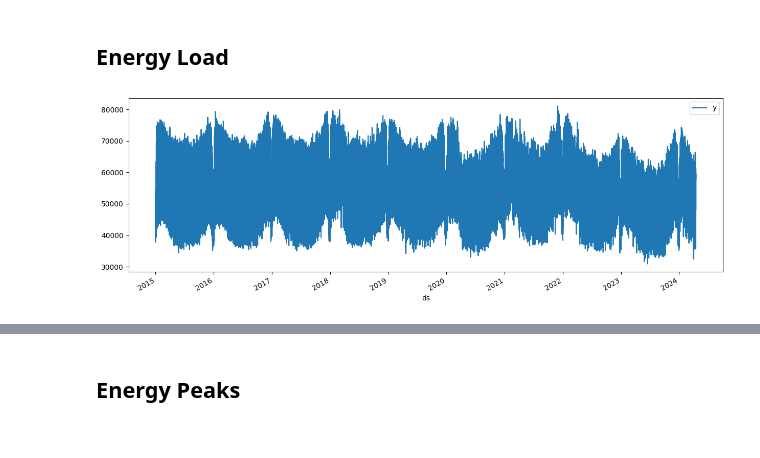
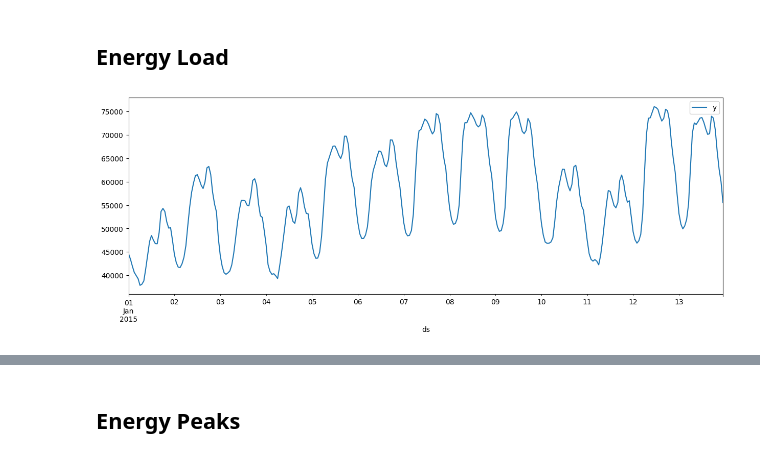
Before and after one commit to mepfel/majwo, a Jupyter notebook: predictibality_model_python/analysis.ipynb, the cells around one changed output, grey strips where cells are left out. Drawn from its saved outputs; the diff is of its cells as text; code cells hidden in the pictures.

```diff
--- a/predictibality_model_python/analysis.ipynb
+++ b/predictibality_model_python/analysis.ipynb
@@ -26,0 +27,5 @@ df_test = df[(df['ds'].dt.year == 2023) | (df['ds'].dt.year == 2024)]
+# %%
+d = 1
+length = 12
+# %%
+df_train = df.iloc[((d - 1) * 24):((length + d) * 24)]
@@ -27,6 +34,6 @@ df_test = df[(df['ds'].dt.year == 2023) | (df['ds'].dt.year == 2024)]
 # %%
-plt = df.plot(x="ds", y="y", figsize=(15, 5))
+plt = df_train.plot(x="ds", y="y", figsize=(15, 5))
 # %% [output]
-[figure, old version]
+[figure, new version]
 # %%
 # Create a NeuralProphet model with default parameters
```
Also changed, not shown: parts of 18 cells of this notebook, 1 other file.
